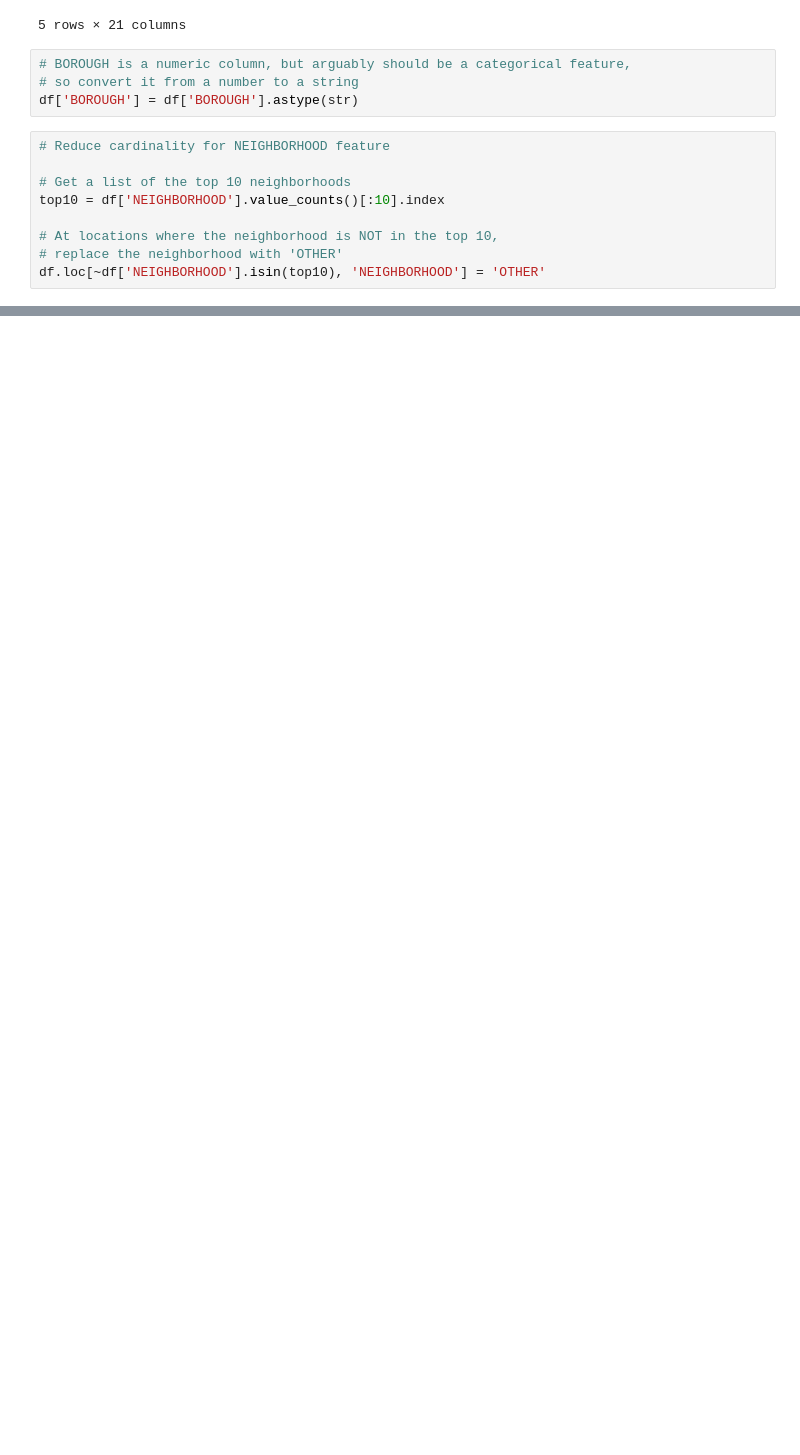
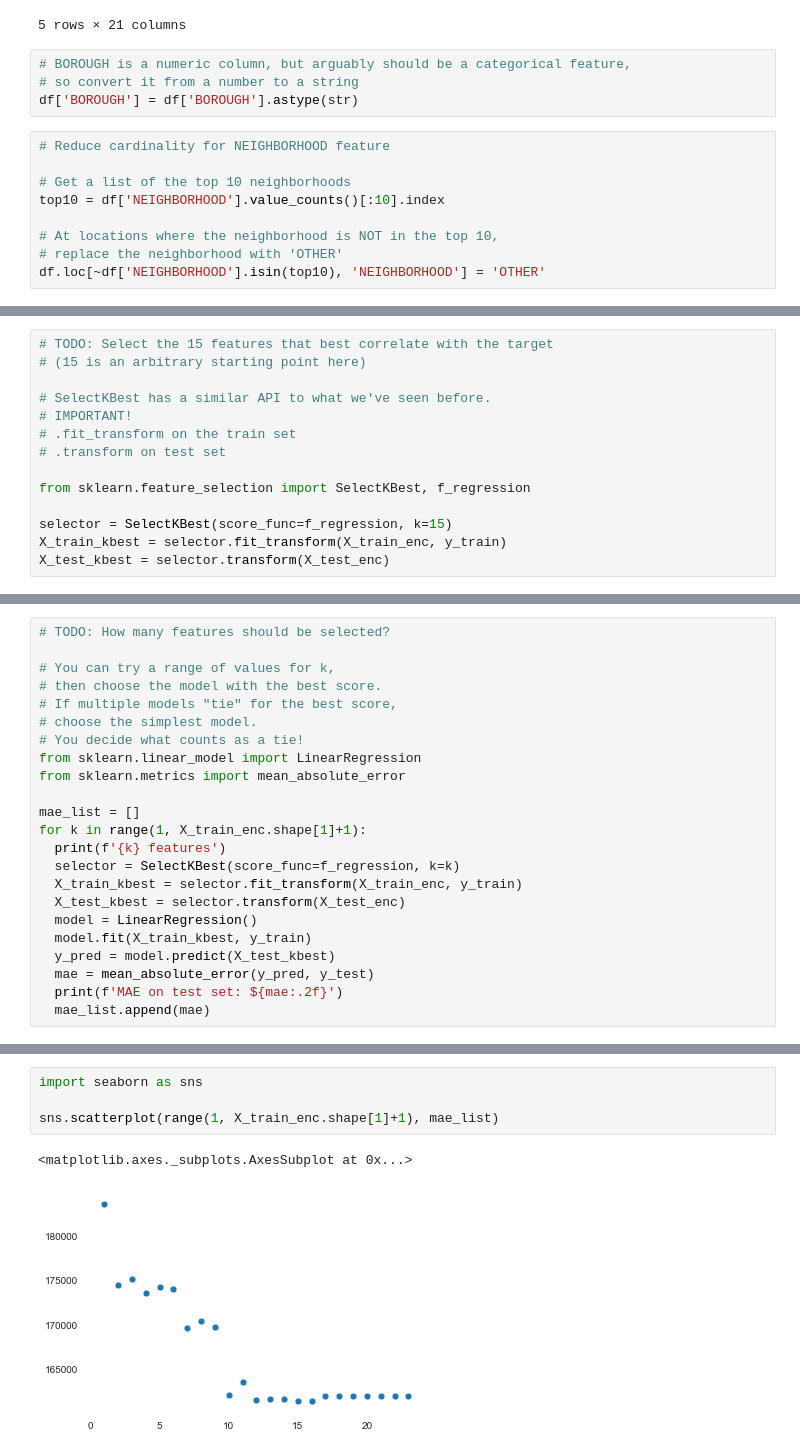
Before and after one commit to bloominstituteoftechnology/DS-Unit-2-Linear-Models, a Jupyter notebook: module3-ridge-regression/LS_DS_213_assignment.ipynb, the cells around one changed output, grey strips where cells are left out. Cells and saved outputs as stored; diff of their text form; blank space fills up the shorter version.

```diff
--- a/module3-ridge-regression/LS_DS_213_assignment.ipynb
+++ b/module3-ridge-regression/LS_DS_213_assignment.ipynb
@@ -156,0 +389,14 @@ df.head()
+# %%
+# TODO: Select the 15 features that best correlate with the target
+# (15 is an arbitrary starting point here)
+
+# SelectKBest has a similar API to what we've seen before.
+# IMPORTANT!
+# .fit_transform on the train set
+# .transform on test set
+
+from sklearn.feature_selection import SelectKBest, f_regression
+
+selector = SelectKBest(score_func=f_regression, k=15)
+X_train_kbest = selector.fit_transform(X_train_enc, y_train)
+X_test_kbest = selector.transform(X_test_enc)
@@ -156,0 +447,23 @@ df.head()
+# %%
+# TODO: How many features should be selected?
+
+# You can try a range of values for k,
+# then choose the model with the best score.
+# If multiple models "tie" for the best score,
+# choose the simplest model.
+# You decide what counts as a tie!
+from sklearn.linear_model import LinearRegression
+from sklearn.metrics import mean_absolute_error
+
+mae_list = []
+for k in range(1, X_train_enc.shape[1]+1):
+  print(f'{k} features')
+  selector = SelectKBest(score_func=f_regression, k=k)
+  X_train_kbest = selector.fit_transform(X_train_enc, y_train)
+  X_test_kbest = selector.transform(X_test_enc)
+  model = LinearRegression()
+  model.fit(X_train_kbest, y_train)
+  y_pred = model.predict(X_test_kbest)
+  mae = mean_absolute_error(y_pred, y_test)
+  print(f'MAE on test set: ${mae:.2f}')
+  mae_list.append(mae)
@@ -156,0 +490,7 @@ df.head()
+# %%
+import seaborn as sns
+
+sns.scatterplot(range(1, X_train_enc.shape[1]+1), mae_list)
+# %% [output]
+<matplotlib.axes._subplots.AxesSubplot at 0x...>
+[figure, added]
```
Also changed, not shown: parts of 33 cells of this notebook.
